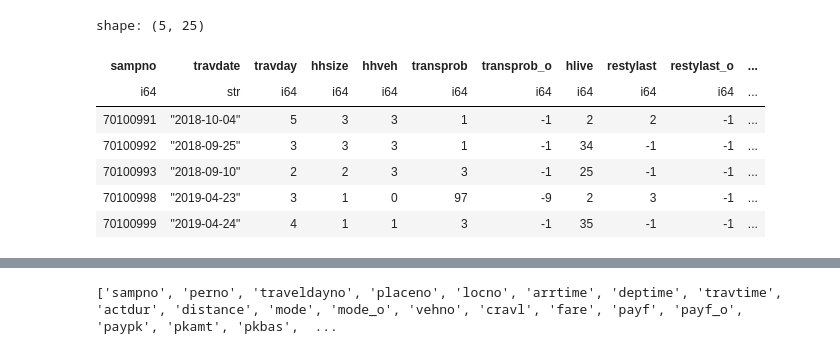
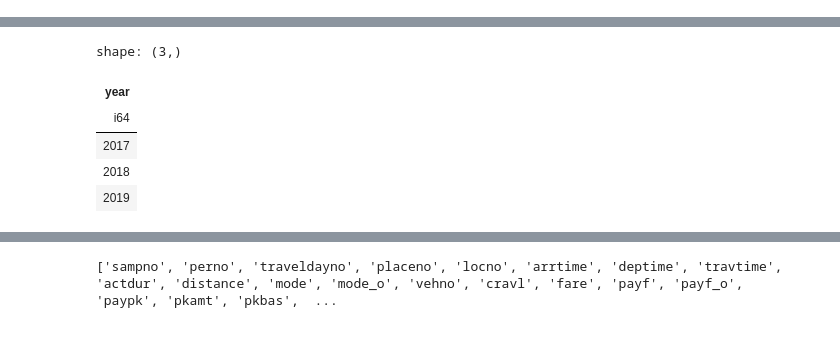
Before and after one commit to fredshone/foundata, a Jupyter notebook: cmap.ipynb, the cells around one changed output, grey strips where cells are left out. Cells and saved outputs as stored; diff of their text form; code cells hidden in the pictures.

```diff
--- a/cmap.ipynb
+++ b/cmap.ipynb
@@ -26,17 +24,6 @@ vehicles = (
     .fill_nan(-9)
     .fill_null(-9)
 )
-# %%
-hhs.tail()
-# %% [output]
-shape: (5, 25)
-| sampno | travdate | travday | hhsize | hhveh | transprob | transprob_o | hlive | restylast | restylast_o | ... |
-| i64 | str | i64 | i64 | i64 | i64 | i64 | i64 | i64 | i64 | ... |
-| 70100991 | "2018-10-04" | 5 | 3 | 3 | 1 | -1 | 2 | 2 | -1 | ... |
-| 70100992 | "2018-09-25" | 3 | 3 | 3 | 1 | -1 | 34 | -1 | -1 | ... |
-| 70100993 | "2018-09-10" | 2 | 2 | 3 | 3 | -1 | 25 | -1 | -1 | ... |
-| 70100998 | "2019-04-23" | 3 | 1 | 0 | 97 | -9 | 2 | 3 | -1 | ... |
-| 70100999 | "2019-04-24" | 4 | 1 | 1 | 3 | -1 | 35 | -1 | -1 | ... |
 # %%
 # extract year and month
 hhs = hhs.with_columns(
@@ -55,22 +42,19 @@ hhs = hhs.with_columns(
 )
 
 # check for numerics
-string_cols = [
-    col for col in hhs.columns
-    if hhs[col].dtype == pl.String
-]
+string_cols = [col for col in hhs.columns if hhs[col].dtype == pl.String]
 can_integer_cols = [
-    col for col in string_cols
+    col
+    for col in string_cols
     if hhs[col].str.to_integer(strict=False).null_count() == 0
 ]
 can_float_cols = [
-    col for col in string_cols
+    col
+    for col in string_cols
     if hhs[col].cast(pl.Float64, strict=False).null_count() == 0
 ]
 
-hhs = hhs.with_columns([
-    pl.col(can_integer_cols).cast(pl.Int64)
-])
+hhs = hhs.with_columns([pl.col(can_integer_cols).cast(pl.Int64)])
 
 hhs
 # %% [output]
@@ -88,6 +72,15 @@ shape: (12_391, 27)
 | 70100993 | "2018-09-10" | "Monday" | 2 | 3 | "Roads and bridges are in poor … | "Appropriate skip" | "25" | "Appropriate skip" | "Appropriate skip" | ... |
 | 70100998 | "2019-04-23" | "Tuesday" | 1 | 0 | "Other:" | "-9" | "2" | "An apartment or condo," | "Appropriate skip" | ... |
 | 70100999 | "2019-04-24" | "Wednesday" | 1 | 1 | "Roads and bridges are in poor … | "Appropriate skip" | "35" | "Appropriate skip" | "Appropriate skip" | ... |
+# %%
+hhs["year"].unique().sort()
+# %% [output]
+shape: (3,)
+| year |
+| i64 |
+| 2017 |
+| 2018 |
+| 2019 |
 # %%
 # map
 with open("cmap/person_dictionary.json") as f:
```
Also changed, not shown: parts of 9 cells of this notebook, 4 other files.
